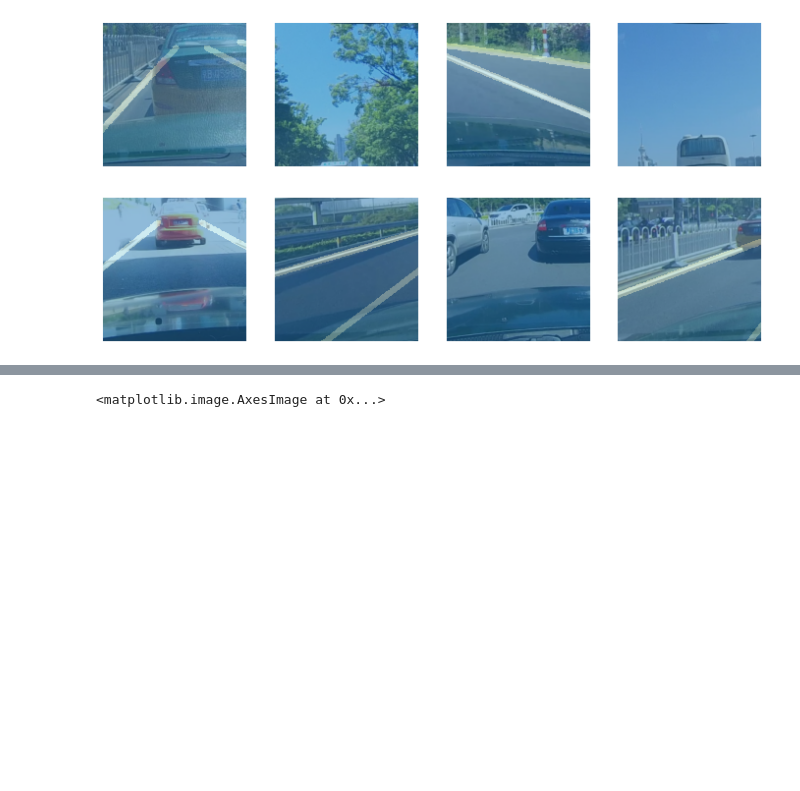
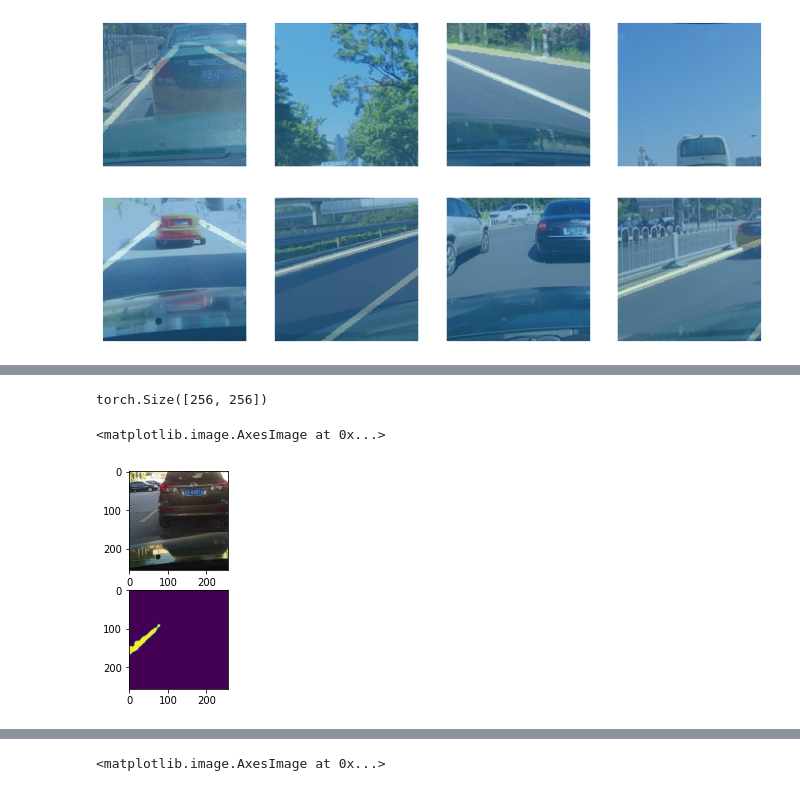
Before and after one commit to nevinpuri/slam, a Jupyter notebook: augmentation.ipynb, the cells around one changed output, grey strips where cells are left out. Cells and saved outputs as stored; diff of their text form; code cells hidden in the pictures; blank space fills up the shorter version.

```diff
--- a/augmentation.ipynb
+++ b/augmentation.ipynb
@@ -75,3 +75,13 @@ dls = SegmentationDataLoaders.from_label_func(
 dls.show_batch(max_n=16)
 # %% [output]
 [figure]
+# %%
+
+img = cv.imread(str(input_images[111]))
+img = cv.cvtColor(img, cv.COLOR_BGR2RGB)
+pred = learn.predict(img)
+print(pred[1].shape)
+fig, ax = plt.subplots(2, 1)
+ax[0].imshow(img)
+ax[1].imshow(pred[0])
+# %% [output]
@@ -78,3 +89,6 @@ dls.show_batch(max_n=16)
+torch.Size([256, 256])
+<matplotlib.image.AxesImage at 0x...>
+[figure, added]
 # %%
 model = MobileV3Small(num_classes=2, use_aspp=True)
 learn = Learner(dls, model, metrics=[DiceMulti()])
```
Also changed, not shown: parts of 4 cells of this notebook, 2 other files.
